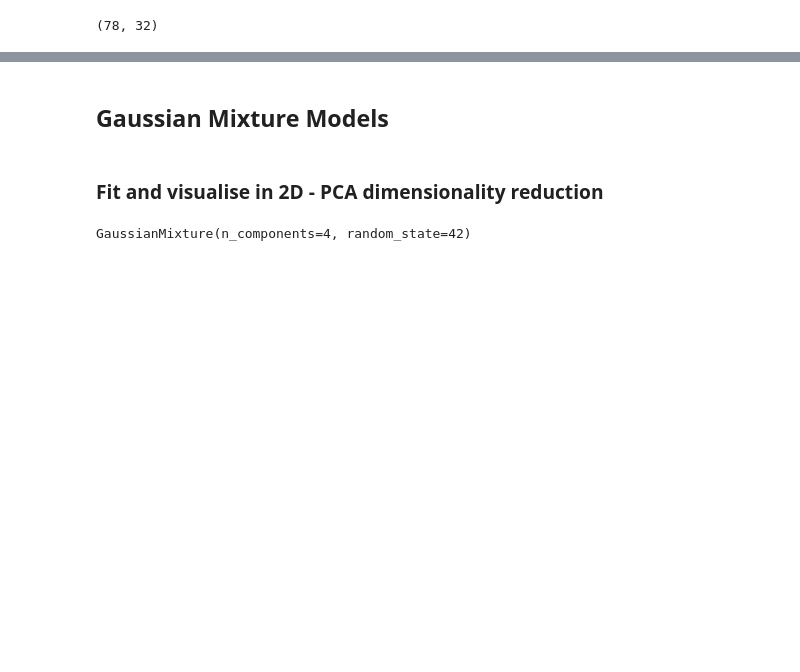
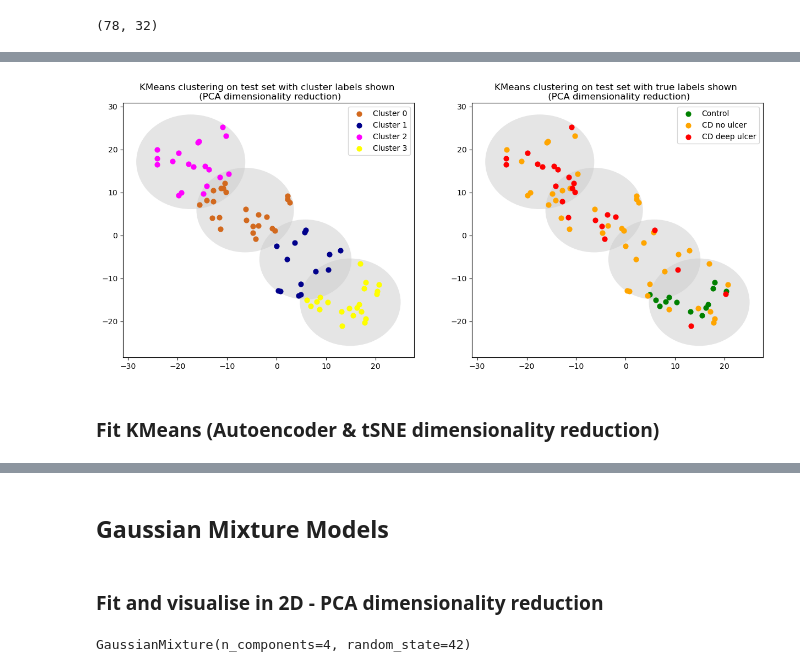
Before and after one commit to Sharday/Enhancing_patient_stratification_explainable_AI, a Jupyter notebook: 3_kmeans_gmm_eval.ipynb, the cells around one changed output, grey strips where cells are left out. Saved outputs shown, nothing was run; the diff lists cells and outputs as text; code cells hidden in the pictures; blank space fills up the shorter version.

```diff
--- a/3_kmeans_gmm_eval.ipynb
+++ b/3_kmeans_gmm_eval.ipynb
@@ -496,0 +349,6 @@ plot_kmeans(X_test, test_disease_labels_ext, k_labels_test, centers, radii, "aut
+# %%
+plot_kmeans(X_test_pca, test_disease_labels, k_labels_test_pca, centers_pca, radii_pca, "PCA", test_set=True)
+# %% [output]
+[figure, added]
+# %% [markdown]
+### Fit KMeans (Autoencoder & tSNE dimensionality reduction)
```
Also changed, not shown: parts of 101 cells of this notebook, 9 other files.
